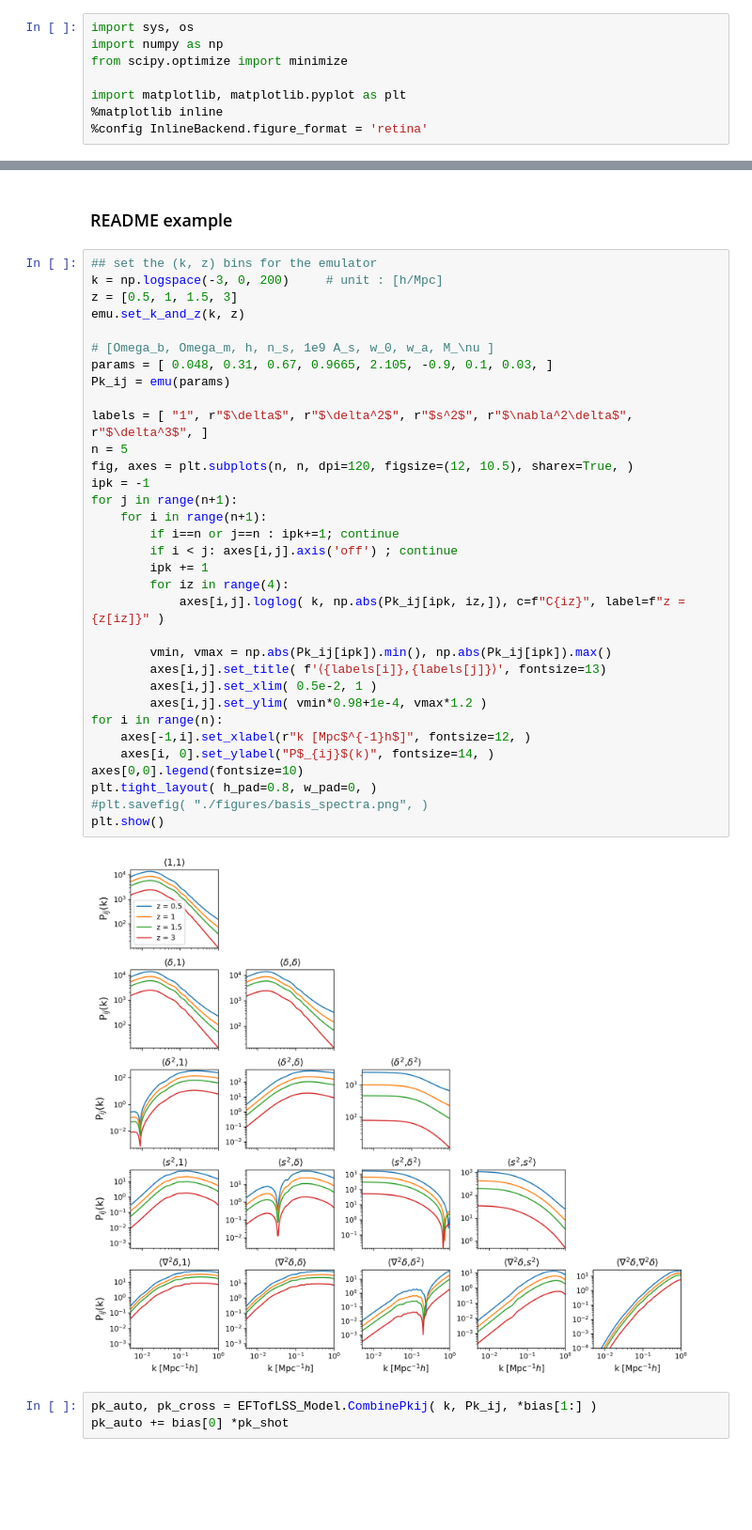
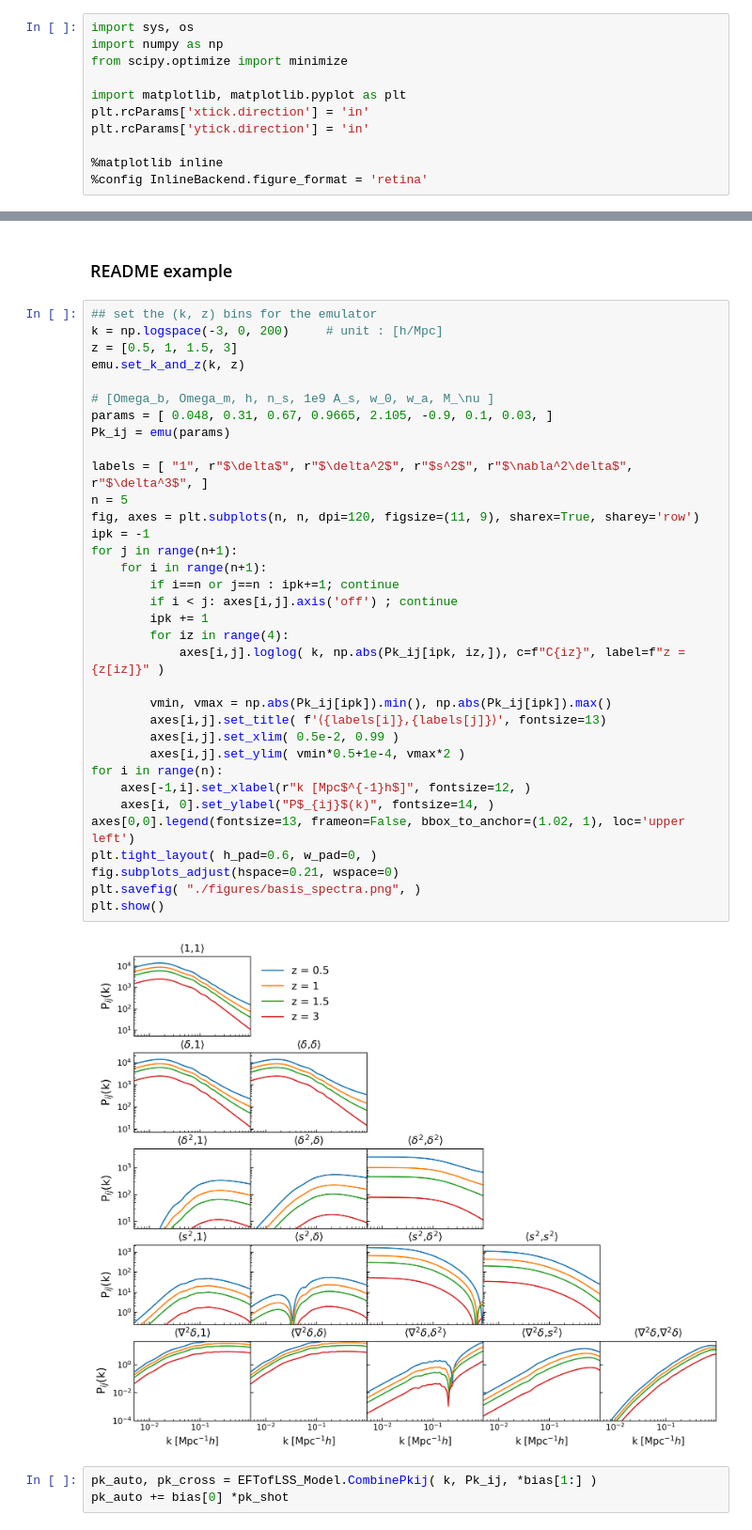
Before and after one commit to ShurenZhou1999/csstlab, a Jupyter notebook: demo/demo.ipynb, the cells around one changed output, grey strips where cells are left out. Shown at 94% size. Cells and saved outputs as stored; diff of their text form; blank space fills up the shorter version.

```diff
--- a/demo/demo.ipynb
+++ b/demo/demo.ipynb
@@ -4,6 +4,9 @@ import numpy as np
 from scipy.optimize import minimize
 
 import matplotlib, matplotlib.pyplot as plt
+plt.rcParams['xtick.direction'] = 'in'
+plt.rcParams['ytick.direction'] = 'in'
+
 %matplotlib inline
 %config InlineBackend.figure_format = 'retina'
 # %% [markdown]
@@ -224,38 +227,39 @@ Note that for those k < 0.001 or k > 1.05, the emulator will be extrapolated.
 # %%
 ## set the (k, z) bins for the emulator
 k = np.logspace(-3, 0, 200)     # unit : [h/Mpc]
 z = [0.5, 1, 1.5, 3]
 emu.set_k_and_z(k, z)
 
 # [Omega_b, Omega_m, h, n_s, 1e9 A_s, w_0, w_a, M_\nu ]
 params = [ 0.048, 0.31, 0.67, 0.9665, 2.105, -0.9, 0.1, 0.03, ]
 Pk_ij = emu(params)
 
 labels = [ "1", r"$\delta$", r"$\delta^2$", r"$s^2$", r"$\nabla^2\delta$", r"$\delta^3$", ]
 n = 5
-fig, axes = plt.subplots(n, n, dpi=120, figsize=(12, 10.5), sharex=True, )
+fig, axes = plt.subplots(n, n, dpi=120, figsize=(11, 9), sharex=True, sharey='row')
 ipk = -1
 for j in range(n+1):
     for i in range(n+1):
         if i==n or j==n : ipk+=1; continue
         if i < j: axes[i,j].axis('off') ; continue
         ipk += 1
         for iz in range(4):
             axes[i,j].loglog( k, np.abs(Pk_ij[ipk, iz,]), c=f"C{iz}", label=f"z = {z[iz]}" )
 
         vmin, vmax = np.abs(Pk_ij[ipk]).min(), np.abs(Pk_ij[ipk]).max()
         axes[i,j].set_title( f'⟨{labels[i]},{labels[j]}⟩', fontsize=13)
-        axes[i,j].set_xlim( 0.5e-2, 1 )
-        axes[i,j].set_ylim( vmin*0.98+1e-4, vmax*1.2 )
+        axes[i,j].set_xlim( 0.5e-2, 0.99 )
+        axes[i,j].set_ylim( vmin*0.5+1e-4, vmax*2 )
 for i in range(n):
     axes[-1,i].set_xlabel(r"k [Mpc$^{-1}h$]", fontsize=12, )
     axes[i, 0].set_ylabel("P$_{ij}$(k)", fontsize=14, )
-axes[0,0].legend(fontsize=10)
-plt.tight_layout( h_pad=0.8, w_pad=0, )
-#plt.savefig( "./figures/basis_spectra.png", )
+axes[0,0].legend(fontsize=13, frameon=False, bbox_to_anchor=(1.02, 1), loc='upper left')
+plt.tight_layout( h_pad=0.6, w_pad=0, )
+fig.subplots_adjust(hspace=0.21, wspace=0)
+plt.savefig( "./figures/basis_spectra.png", )
 plt.show()
 # %% [output]
-[figure, old version]
+[figure, new version]
 # %%
 pk_auto, pk_cross = EFTofLSS_Model.CombinePkij( k, Pk_ij, *bias[1:] )
 pk_auto += bias[0] *pk_shot
```
Also changed, not shown: parts of 2 cells of this notebook, 10 other files.
